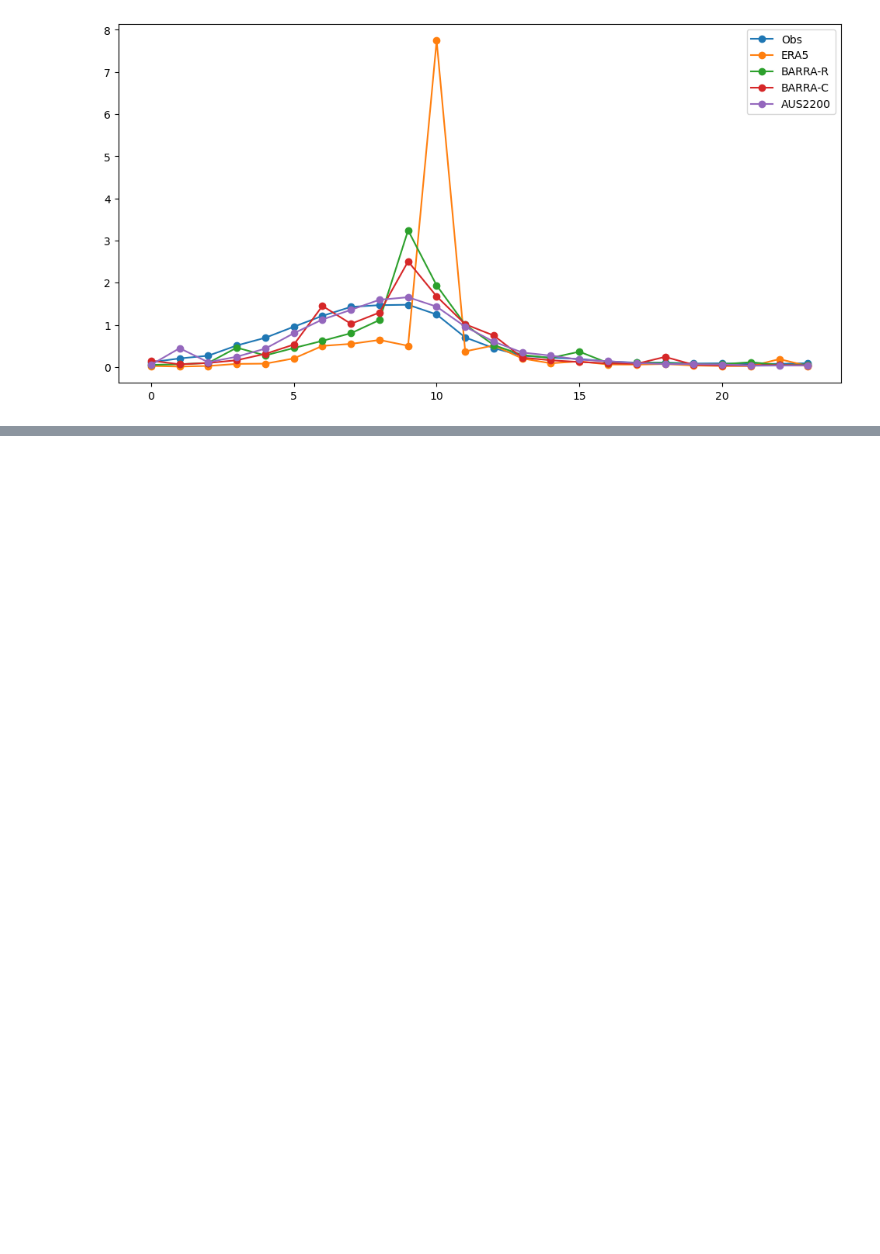
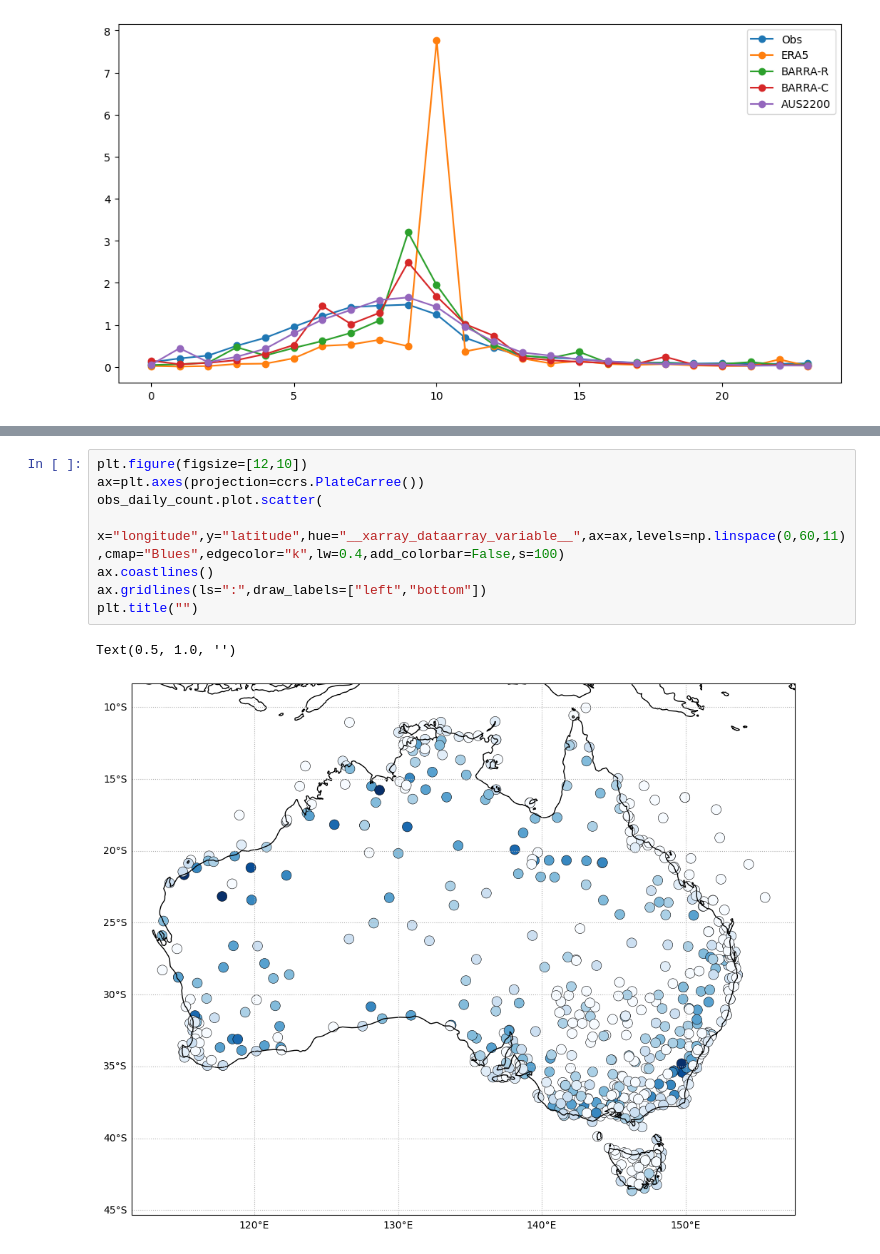
Before and after one commit to andrewbrown31/sea_breeze_analysis, a Jupyter notebook: analysis_notebooks/obs_comparison.ipynb, the cells around one changed output, grey strips where cells are left out. Cells and saved outputs as stored; diff of their text form; blank space fills up the shorter version.

```diff
--- a/analysis_notebooks/obs_comparison.ipynb
+++ b/analysis_notebooks/obs_comparison.ipynb
@@ -195,0 +235,11 @@ plt.legend()
+# %%
+plt.figure(figsize=[12,10])
+ax=plt.axes(projection=ccrs.PlateCarree())
+obs_daily_count.plot.scatter(
+   x="longitude",y="latitude",hue="__xarray_dataarray_variable__",ax=ax,levels=np.linspace(0,60,11),cmap="Blues",edgecolor="k",lw=0.4,add_colorbar=False,s=100)
+ax.coastlines()
+ax.gridlines(ls=":",draw_labels=["left","bottom"])
+plt.title("")
+# %% [output]
+Text(0.5, 1.0, '')
+[figure, added]
```
Also changed, not shown: parts of 14 cells of this notebook, 26 other files.
